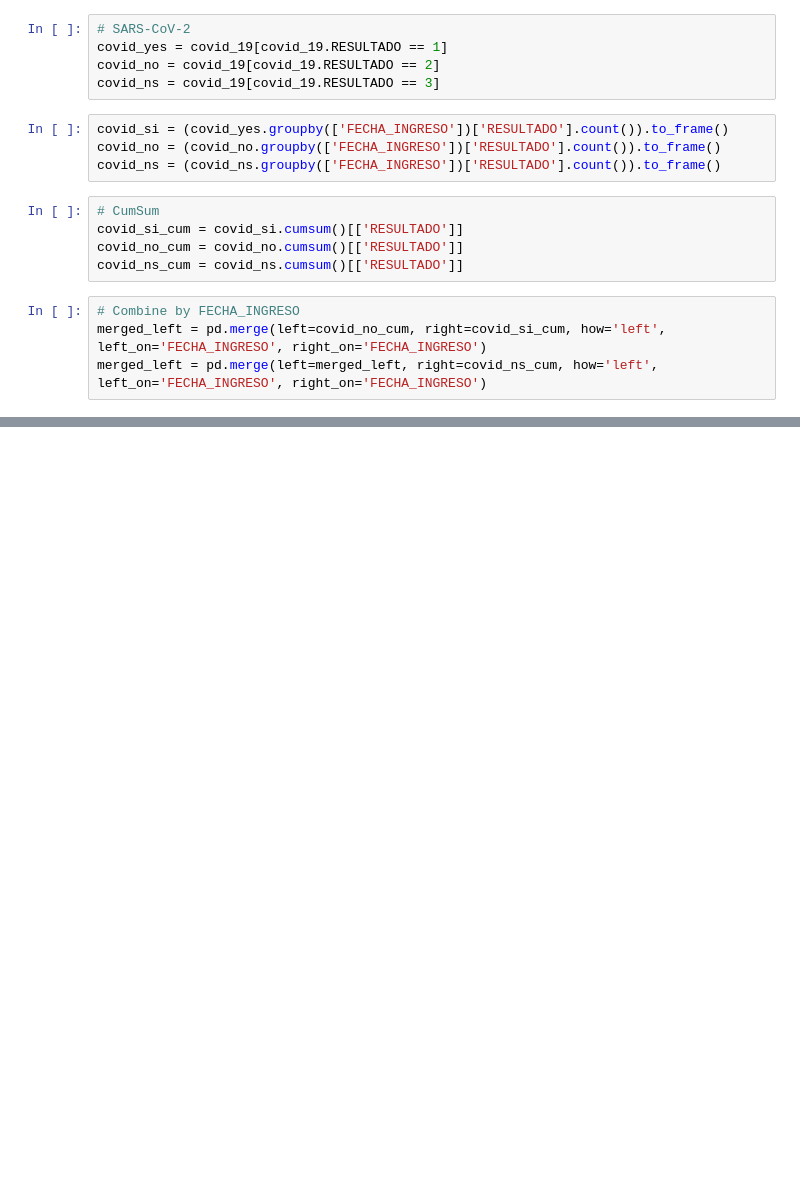
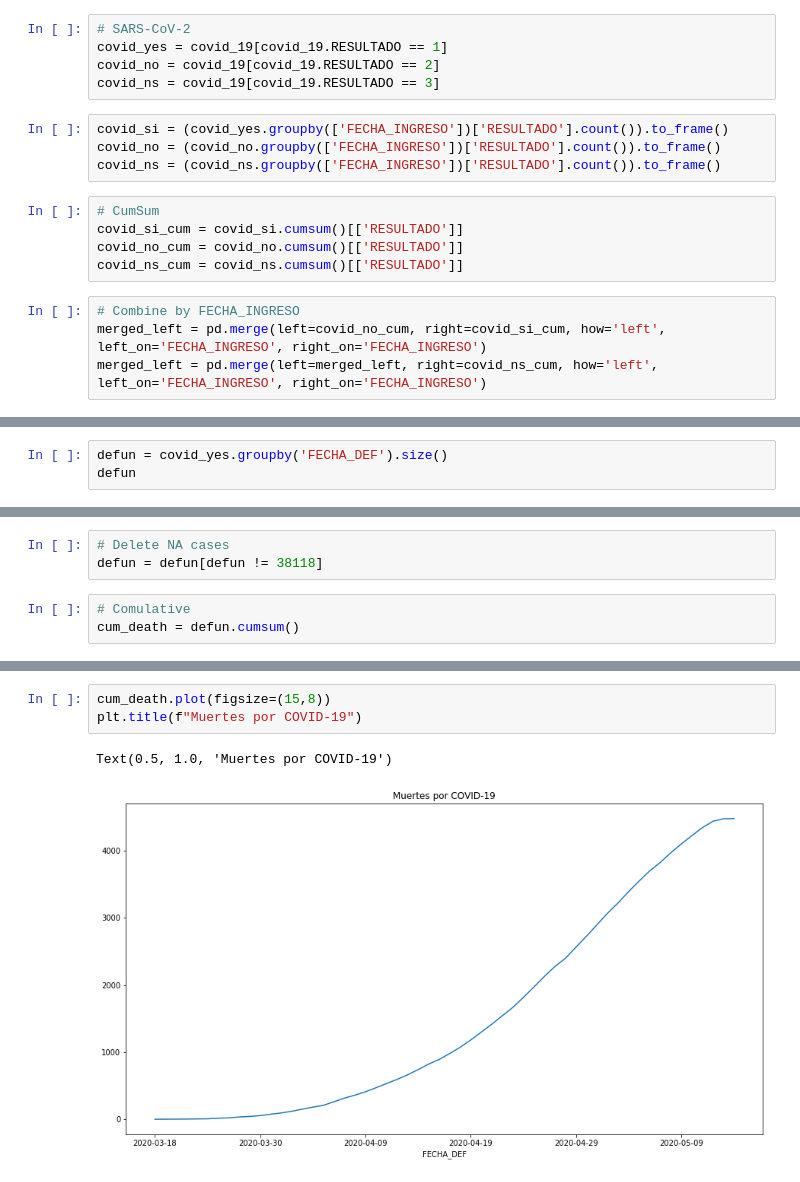
Before and after one commit to Monlo/COVID-19, a Jupyter notebook: Covid_19_May.ipynb, the cells around one changed output, grey strips where cells are left out. Saved outputs shown, nothing was run; the diff lists cells and outputs as text; blank space fills up the shorter version.

```diff
--- a/Covid_19_May.ipynb
+++ b/Covid_19_May.ipynb
@@ -166,0 +169,3 @@ plt.bar(result, casos)
+# %%
+defun = covid_yes.groupby('FECHA_DEF').size()
+defun
@@ -166,0 +190,6 @@ plt.bar(result, casos)
+# %%
+# Delete NA cases
+defun = defun[defun != 38118]
+# %%
+# Comulative
+cum_death = defun.cumsum()
@@ -166,0 +216,6 @@ plt.bar(result, casos)
+# %%
+cum_death.plot(figsize=(15,8))
+plt.title(f"Muertes por COVID-19")
+# %% [output]
+Text(0.5, 1.0, 'Muertes por COVID-19')
+[figure, added]
```
Also changed, not shown: parts of 17 cells of this notebook.
